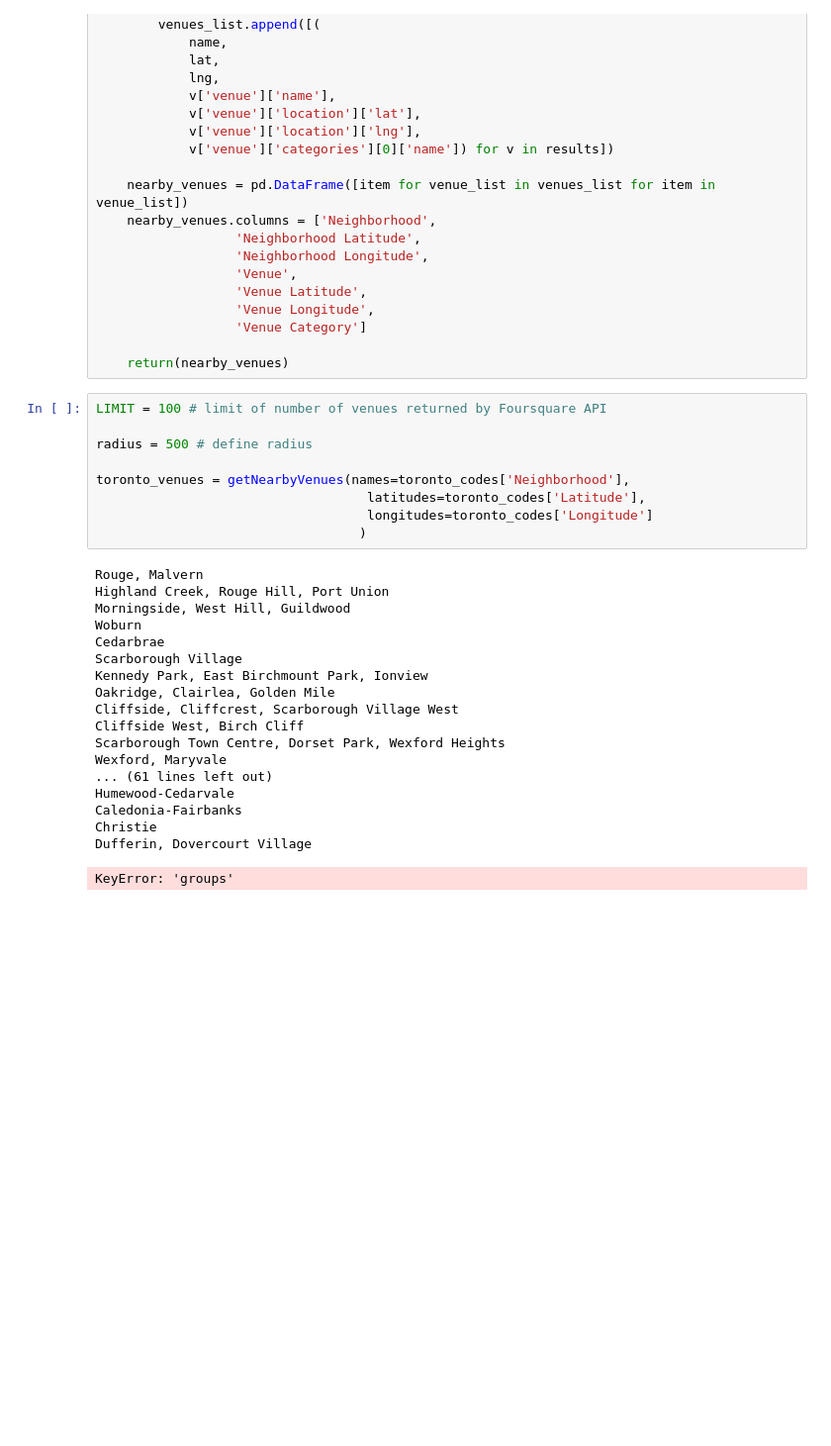
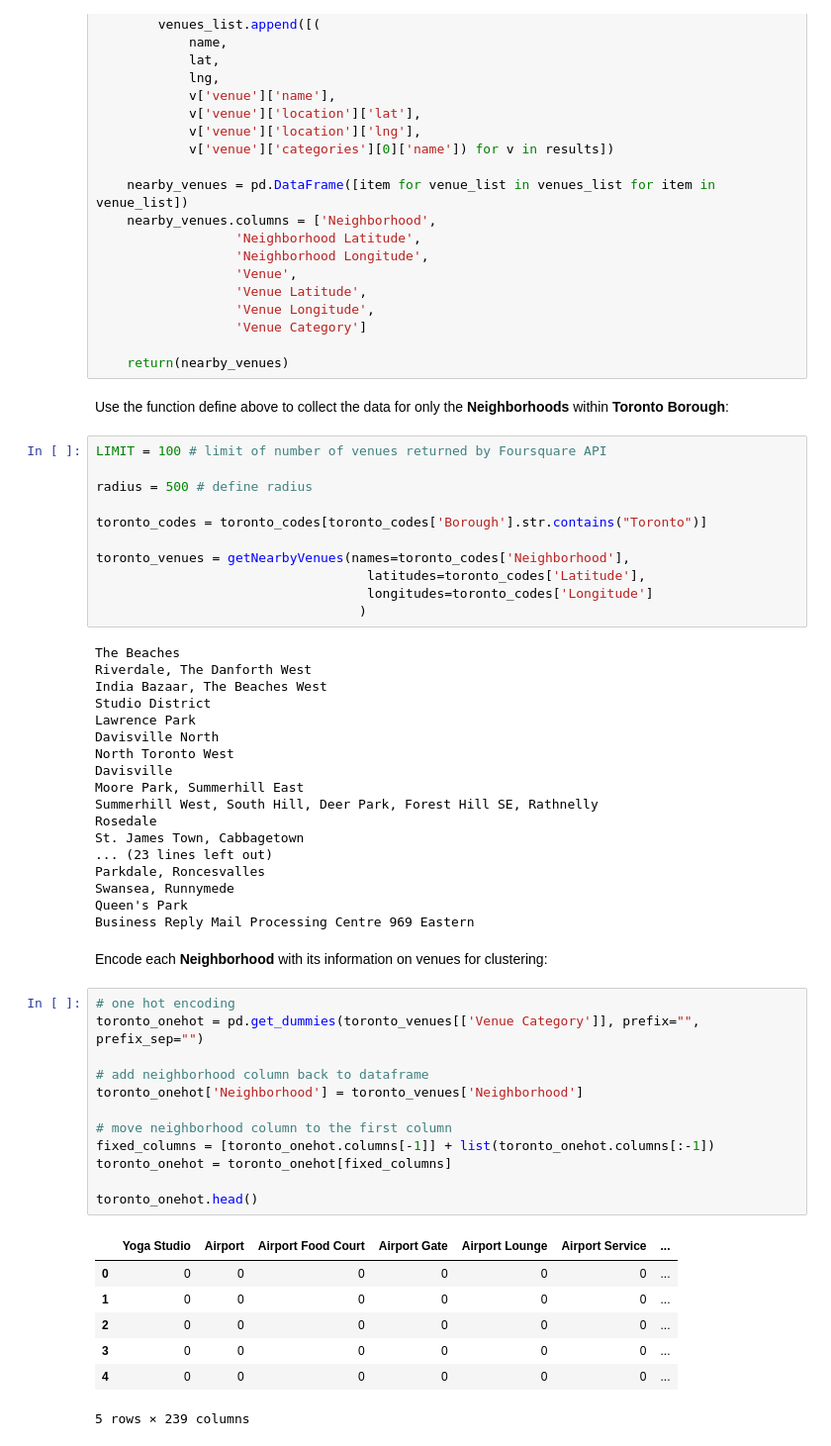
Before and after one commit to BusIAnalyst/Location-Data-Project, a Jupyter notebook: Analysis of Toronto, Canada Step 3.ipynb, the cells around one changed output. Shown at 99% size. Saved outputs shown, nothing was run; the diff lists cells and outputs as text; blank space fills up the shorter version.

```diff
--- a/Analysis of Toronto, Canada Step 3.ipynb
+++ b/Analysis of Toronto, Canada Step 3.ipynb
@@ -285,31 +285,56 @@ def getNearbyVenues(names, latitudes, longitudes, radius=500):
                   'Venue Category']
 
     return(nearby_venues)
+# %% [markdown]
+Use the function define above to collect the data for only the __Neighborhoods__ within __Toronto__ __Borough__:
 # %%
 LIMIT = 100 # limit of number of venues returned by Foursquare API
 
 radius = 500 # define radius
 
+toronto_codes = toronto_codes[toronto_codes['Borough'].str.contains("Toronto")]
+
 toronto_venues = getNearbyVenues(names=toronto_codes['Neighborhood'],
                                    latitudes=toronto_codes['Latitude'],
                                    longitudes=toronto_codes['Longitude']
                                   )
 # %% [output]
-Rouge, Malvern
-Highland Creek, Rouge Hill, Port Union
-Morningside, West Hill, Guildwood
-Woburn
-Cedarbrae
-Scarborough Village
-Kennedy Park, East Birchmount Park, Ionview
-Oakridge, Clairlea, Golden Mile
-Cliffside, Cliffcrest, Scarborough Village West
-Cliffside West, Birch Cliff
-Scarborough Town Centre, Dorset Park, Wexford Heights
-Wexford, Maryvale
-... (61 lines left out)
-Humewood-Cedarvale
-Caledonia-Fairbanks
-Christie
-Dufferin, Dovercourt Village
+The Beaches
+Riverdale, The Danforth West
+India Bazaar, The Beaches West
+Studio District
+Lawrence Park
+Davisville North
+North Toronto West
+Davisville
+Moore Park, Summerhill East
+Summerhill West, South Hill, Deer Park, Forest Hill SE, Rathnelly
+Rosedale
+St. James Town, Cabbagetown
+... (23 lines left out)
+Parkdale, Roncesvalles
+Swansea, Runnymede
+Queen's Park
+Business Reply Mail Processing Centre 969 Eastern
-KeyError: 'groups'
+# %% [markdown]
+Encode each __Neighborhood__ with its information on venues for clustering:
+# %%
+# one hot encoding
+toronto_onehot = pd.get_dummies(toronto_venues[['Venue Category']], prefix="", prefix_sep="")
+
+# add neighborhood column back to dataframe
+toronto_onehot['Neighborhood'] = toronto_venues['Neighborhood']
+
+# move neighborhood column to the first column
+fixed_columns = [toronto_onehot.columns[-1]] + list(toronto_onehot.columns[:-1])
+toronto_onehot = toronto_onehot[fixed_columns]
+
+toronto_onehot.head()
+# %% [output]
+|  | Yoga Studio | Airport | Airport Food Court | Airport Gate | Airport Lounge | Airport Service | ... |
+| 0 | 0 | 0 | 0 | 0 | 0 | 0 | ... |
+| 1 | 0 | 0 | 0 | 0 | 0 | 0 | ... |
+| 2 | 0 | 0 | 0 | 0 | 0 | 0 | ... |
+| 3 | 0 | 0 | 0 | 0 | 0 | 0 | ... |
+| 4 | 0 | 0 | 0 | 0 | 0 | 0 | ... |
+5 rows × 239 columns
```
Also changed, not shown: parts of 11 cells of this notebook.
